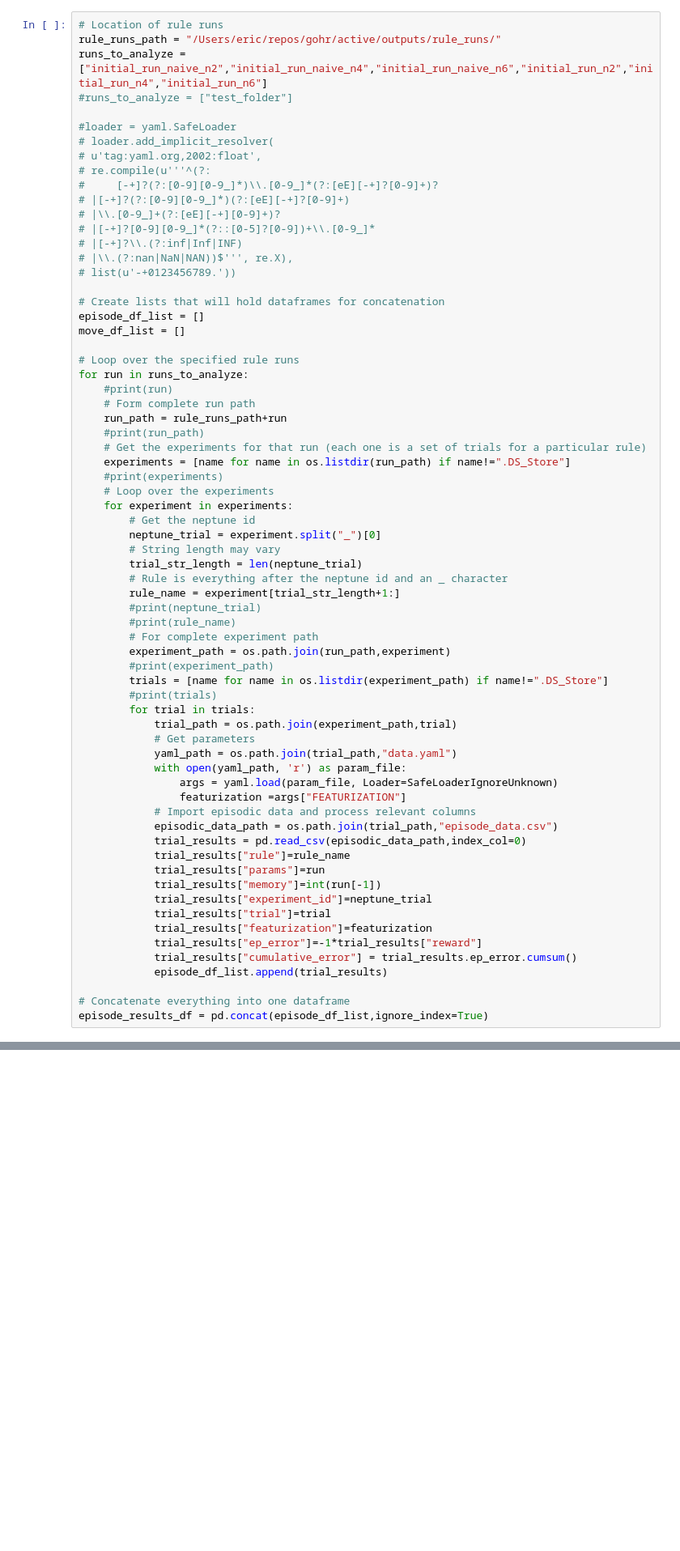
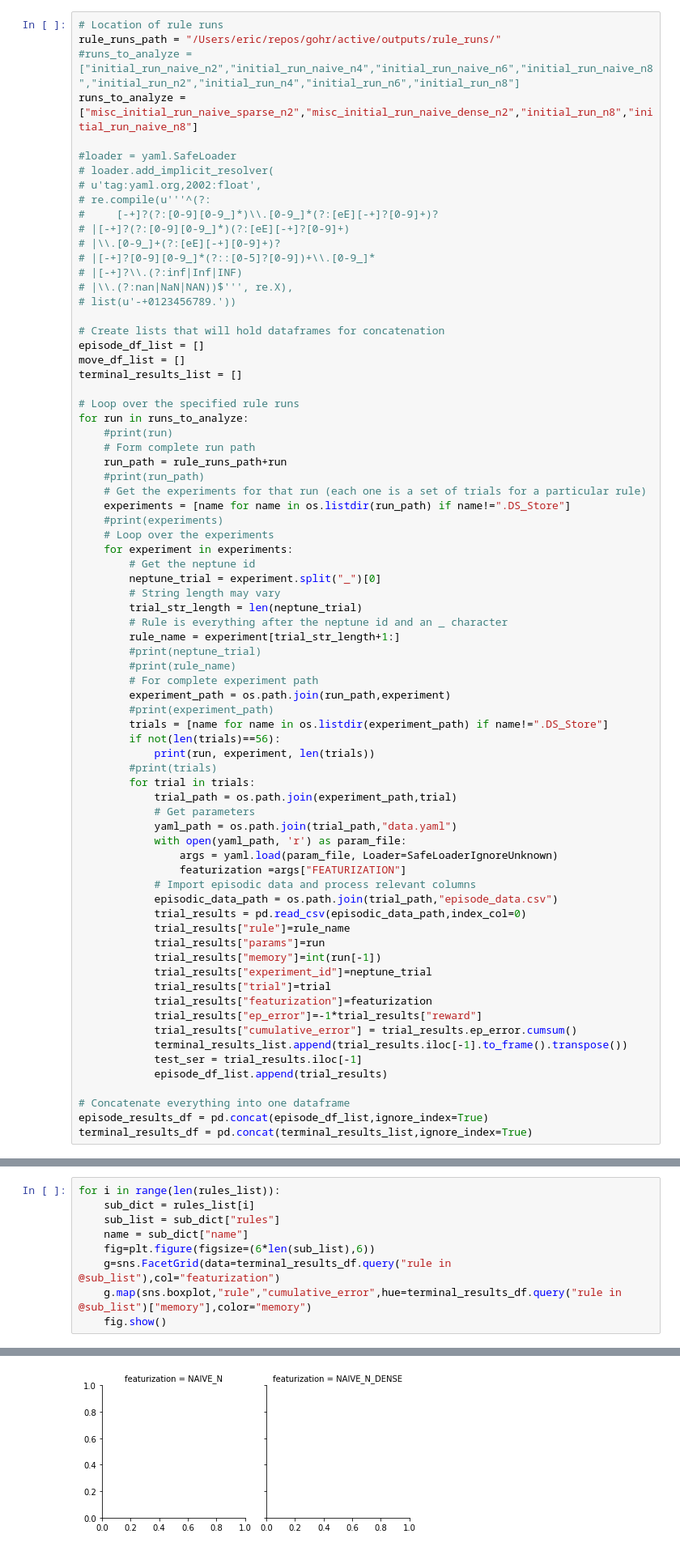
Before and after one commit to epulick/gohr, a Jupyter notebook: misc/eric_dev.ipynb, the cells around one changed output, grey strips where cells are left out. Shown at 81% size. Drawn from its saved outputs; the diff is of its cells as text; blank space fills up the shorter version.

```diff
--- a/misc/eric_dev.ipynb
+++ b/misc/eric_dev.ipynb
@@ -92,8 +92,8 @@ SafeLoaderIgnoreUnknown.add_constructor(None, SafeLoaderIgnoreUnknown.ignore_unk
 # %%
 # Location of rule runs
 rule_runs_path = "/Users/eric/repos/gohr/active/outputs/rule_runs/"
-runs_to_analyze = ["initial_run_naive_n2","initial_run_naive_n4","initial_run_naive_n6","initial_run_n2","initial_run_n4","initial_run_n6"]
-#runs_to_analyze = ["test_folder"]
+#runs_to_analyze = ["initial_run_naive_n2","initial_run_naive_n4","initial_run_naive_n6","initial_run_naive_n8","initial_run_n2","initial_run_n4","initial_run_n6","initial_run_n8"]
+runs_to_analyze = ["misc_initial_run_naive_sparse_n2","misc_initial_run_naive_dense_n2","initial_run_n8","initial_run_naive_n8"]
 
 #loader = yaml.SafeLoader
 # loader.add_implicit_resolver(
@@ -110,6 +110,7 @@ runs_to_analyze = ["initial_run_naive_n2","initial_run_naive_n4","initial_run_na
 # Create lists that will hold dataframes for concatenation
 episode_df_list = []
 move_df_list = []
+terminal_results_list = []
 
 # Loop over the specified rule runs
 for run in runs_to_analyze:
@@ -134,6 +135,8 @@ for run in runs_to_analyze:
         experiment_path = os.path.join(run_path,experiment)
         #print(experiment_path)
         trials = [name for name in os.listdir(experiment_path) if name!=".DS_Store"]
+        if not(len(trials)==56):
+            print(run, experiment, len(trials))
         #print(trials)
         for trial in trials:
             trial_path = os.path.join(experiment_path,trial)
@@ -153,7 +156,10 @@ for run in runs_to_analyze:
             trial_results["featurization"]=featurization
             trial_results["ep_error"]=-1*trial_results["reward"]
             trial_results["cumulative_error"] = trial_results.ep_error.cumsum()
+            terminal_results_list.append(trial_results.iloc[-1].to_frame().transpose())
+            test_ser = trial_results.iloc[-1]
             episode_df_list.append(trial_results)
 
 # Concatenate everything into one dataframe
 episode_results_df = pd.concat(episode_df_list,ignore_index=True)
+terminal_results_df = pd.concat(terminal_results_list,ignore_index=True)
@@ -168,0 +172,10 @@ episode_results_df.head()
+# %%
+for i in range(len(rules_list)):
+    sub_dict = rules_list[i]
+    sub_list = sub_dict["rules"]
+    name = sub_dict["name"]
+    fig=plt.figure(figsize=(6*len(sub_list),6))
+    g=sns.FacetGrid(data=terminal_results_df.query("rule in @sub_list"),col="featurization")
+    g.map(sns.boxplot,"rule","cumulative_error",hue=terminal_results_df.query("rule in @sub_list")["memory"],color="memory")
+    fig.show()
+# %% [output]
@@ -169 +184,2 @@ episode_results_df.head()
+[figure, added]
 # %%
```
Also changed, not shown: parts of 11 cells of this notebook.
